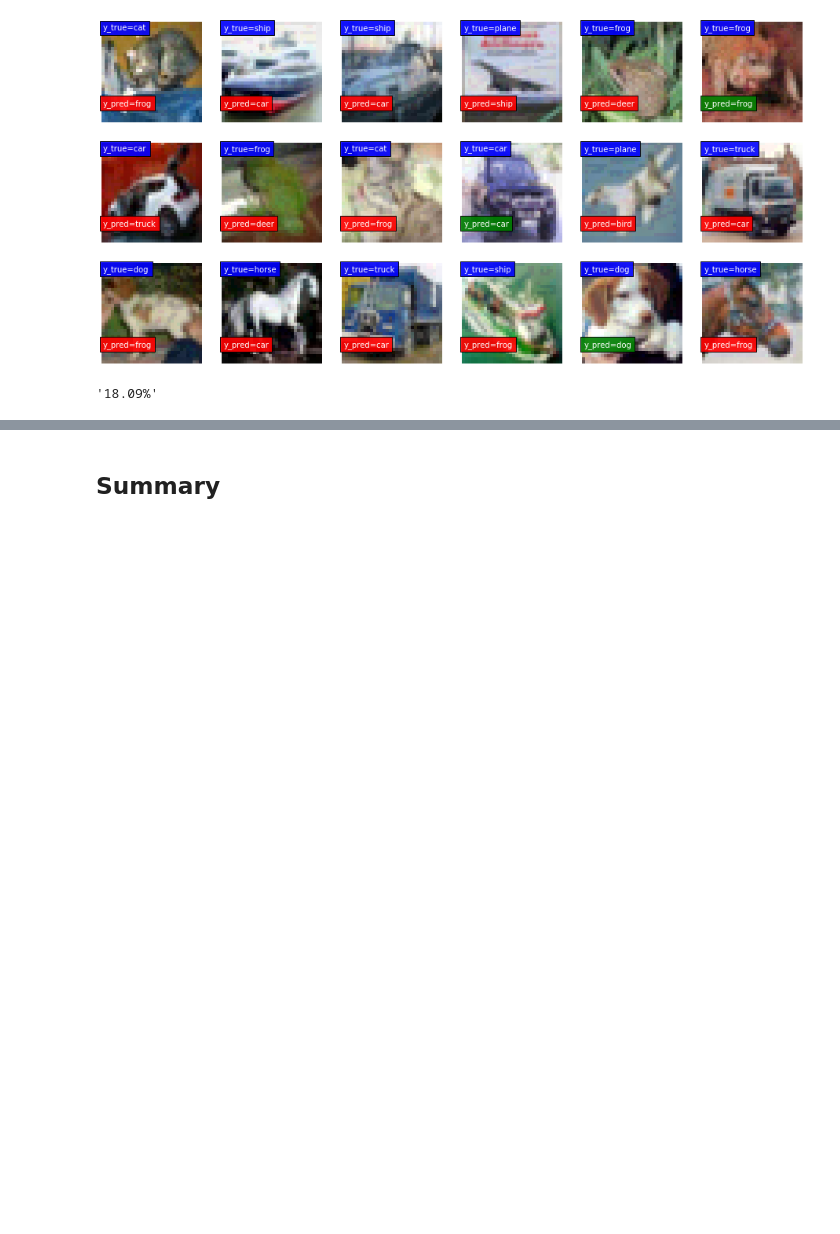
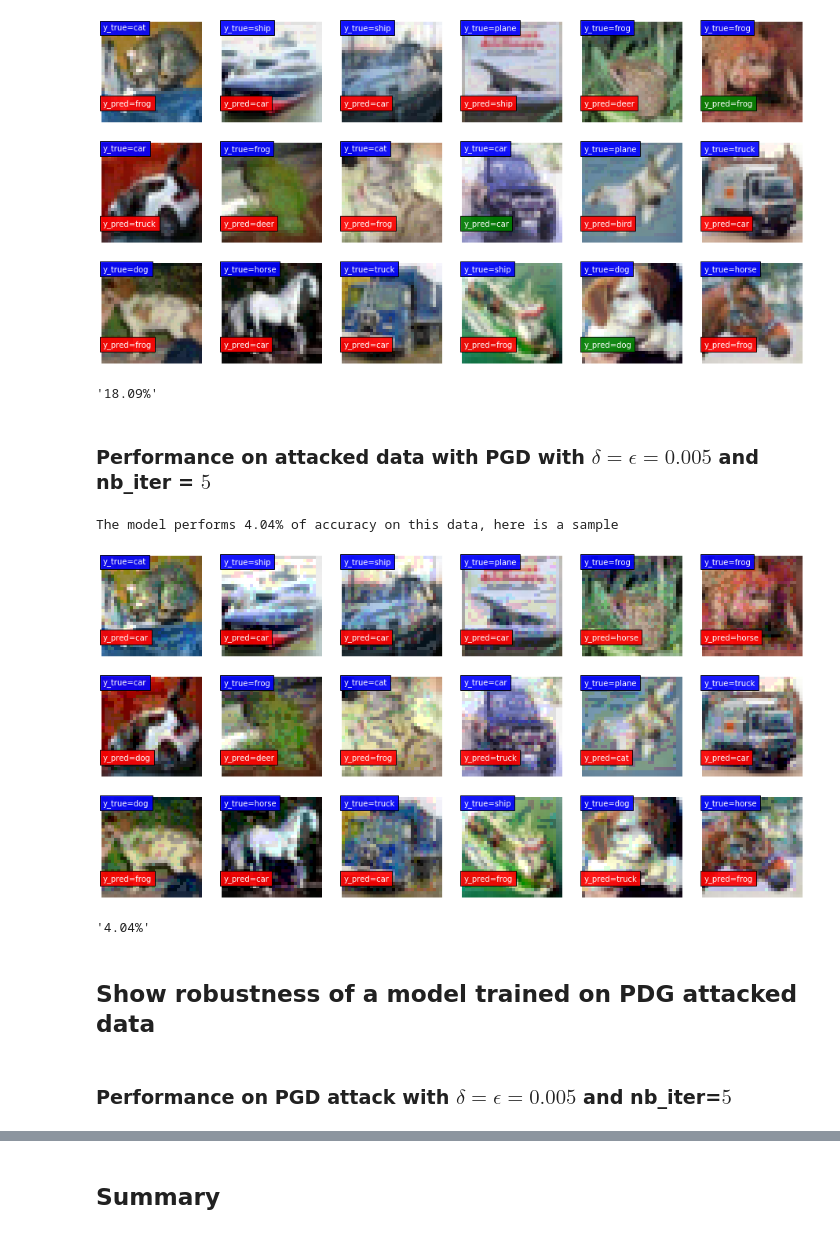
Before and after one commit to brash6/adversarial_attack_image_classif, a Jupyter notebook: Adversarial_Attacks_Project_Summary.ipynb, the cells around one changed output, grey strips where cells are left out. Drawn from its saved outputs; the diff is of its cells as text; code cells hidden in the pictures; blank space fills up the shorter version.

Commit message:
Update README, add robust model attacks to notebook

```diff
--- a/Adversarial_Attacks_Project_Summary.ipynb
+++ b/Adversarial_Attacks_Project_Summary.ipynb
@@ -218,3 +218,15 @@ visualization.show_dataset_and_predictions(x_test_attacked_robust_rand_FGSM, y_t
 The model performs 18.09% of accuracy on this data, here is a sample
 [figure]
 '18.09%'
+# %% [markdown]
+### Performance on attacked data with PGD with $\delta = \epsilon = 0.005$ and nb_iter = $5$
+# %%
+x_test_attacked_robust_rand_PGD = np.load(cst.LARGE_ROBUST_ATTACKED_TEST_PGD)
+# %%
+visualization.show_dataset_and_predictions(x_test_attacked_robust_rand_PGD, y_test, large_robust_model)
+# %% [output]
+The model performs 4.04% of accuracy on this data, here is a sample
+[figure, added]
+'4.04%'
+# %% [markdown]
+## Show robustness of a model trained on PDG attacked data
@@ -220,0 +235,2 @@ The model performs 18.09% of accuracy on this data, here is a sample
+# %% [markdown]
+### Performance on PGD attack with $\delta = \epsilon=0.005$ and nb_iter=$5$
```
Also changed, not shown: parts of 18 cells of this notebook, 3 other files.
